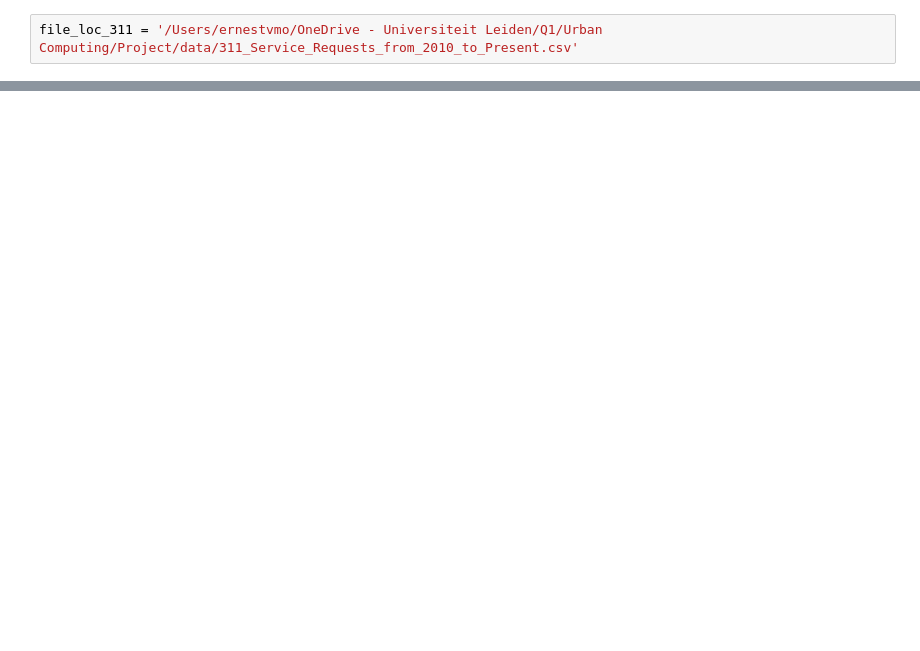
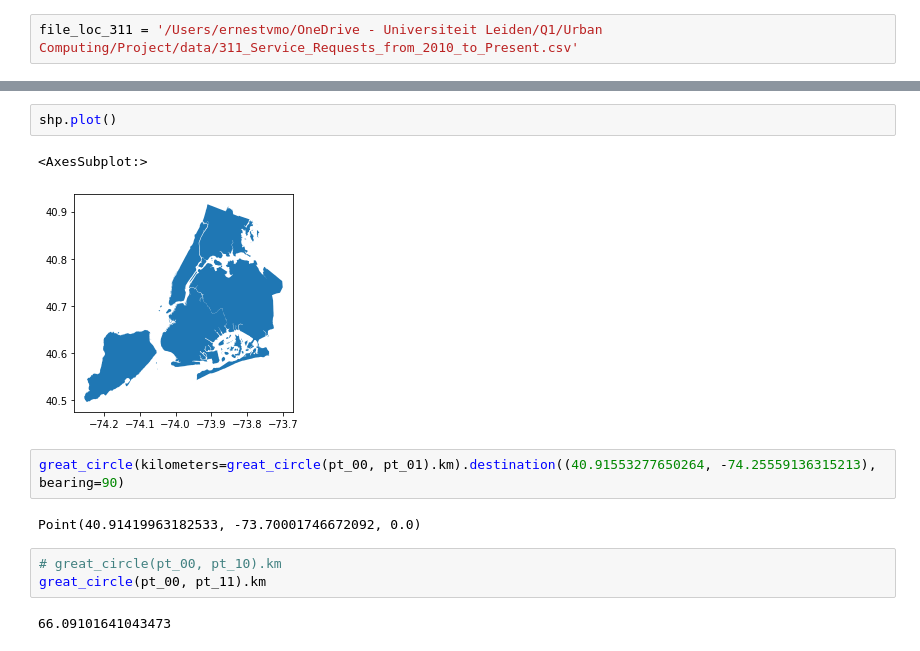
Before and after one commit to ernestvmo/spatio-temporal-crime-prediction, a Jupyter notebook: ernest_scrapsheet.ipynb, the cells around one changed output, grey strips where cells are left out. Saved outputs shown, nothing was run; the diff lists cells and outputs as text; blank space fills up the shorter version.

```diff
--- a/ernest_scrapsheet.ipynb
+++ b/ernest_scrapsheet.ipynb
@@ -96,0 +150,14 @@ Location
+# %%
+shp.plot()
+# %% [output]
+<AxesSubplot:>
+[figure, added]
+# %%
+great_circle(kilometers=great_circle(pt_00, pt_01).km).destination((40.91553277650264, -74.25559136315213), bearing=90)
+# %% [output]
+Point(40.91419963182533, -73.70001746672092, 0.0)
+# %%
+# great_circle(pt_00, pt_10).km
+great_circle(pt_00, pt_11).km
+# %% [output]
+66.09101641043473
```
Also changed, not shown: parts of 40 cells of this notebook.
